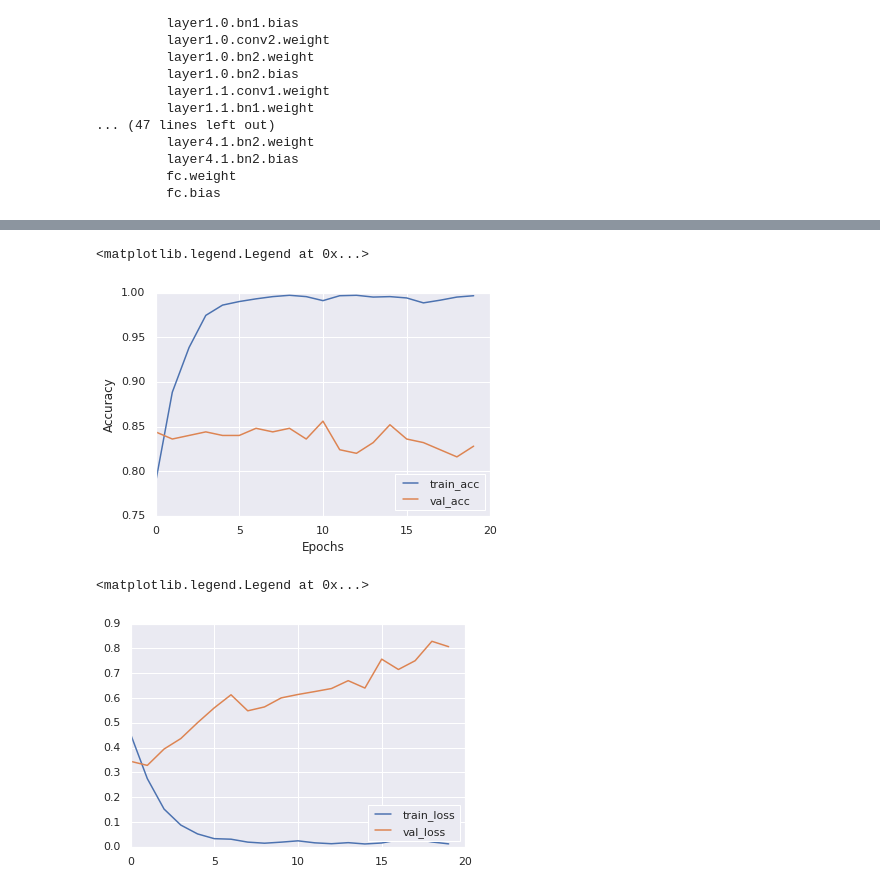
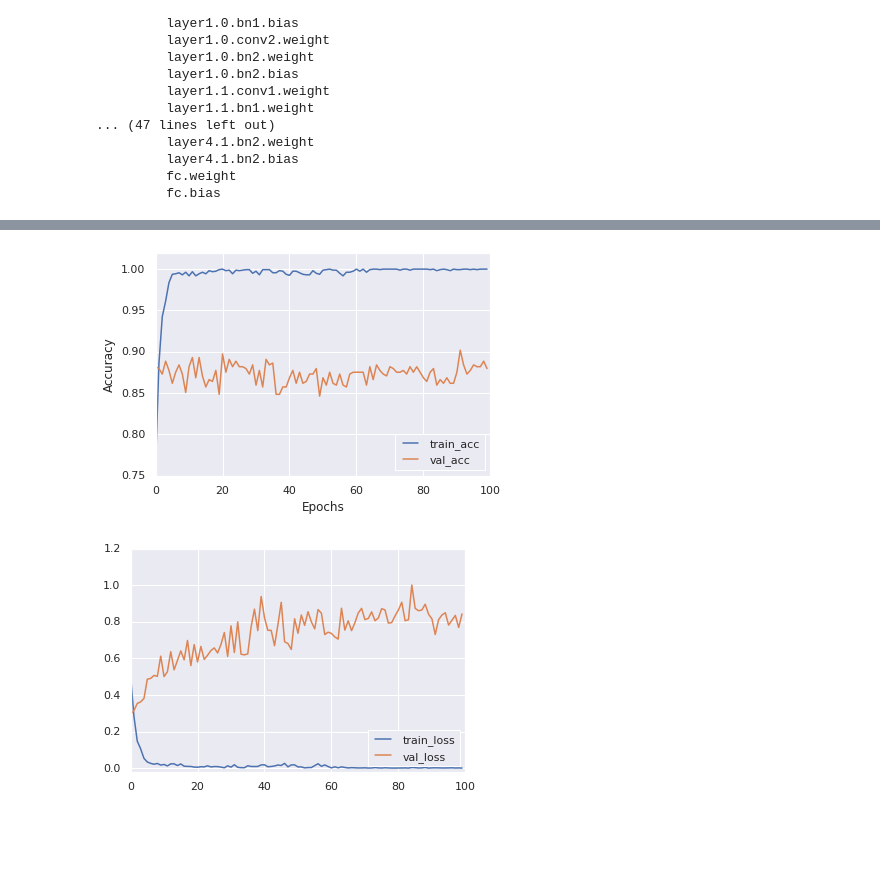
Before and after one commit to CMVSR/cuticulus, a Jupyter notebook: notebook.ipynb, the cells around one changed output, grey strips where cells are left out. Cells and saved outputs as stored; diff of their text form; code cells hidden in the pictures; blank space fills up the shorter version.

```diff
--- a/notebook.ipynb
+++ b/notebook.ipynb
@@ -14,3 +21,7 @@ plt.style.use('classic')
 
 import seaborn as sns
 sns.set()
+# %%
+USE_CUTMIX = False
+if not Path('output').exists():
+    Path('output').mkdir(parents=True)
@@ -17,3 +52,21 @@ sns.set()
+# %%
+class CutMixCollator:
+    def __init__(self, alpha):
+        self.alpha = alpha
+
+    def __call__(self, batch):
+        batch = torch.utils.data.dataloader.default_collate(batch)
+        batch = cutmix(batch, self.alpha)
+        return batch
+# %%
+class CutMixCriterion:
+    def __init__(self, reduction):
+        self.criterion = torch.nn.CrossEntropyLoss(reduction=reduction)
+
+    def __call__(self, preds, targets):
+        targets1, targets2, lam = targets
+        return lam * self.criterion(
+            preds, targets1) + (1 - lam) * self.criterion(preds, targets2)
 # %%
 class TorchDS(torch.utils.data.Dataset):
     """Torch dataset class for ant image dataset."""
@@ -234,17 +288,29 @@ Params to learn:
          fc.weight
          fc.bias
 # %%
+if USE_CUTMIX:
+    collator = CutMixCollator(alpha=0.5)
+else:
+    collator = torch.utils.data.dataloader.default_collate
+
+
 train_loader = torch.utils.data.DataLoader(
     dataset=TorchDS(train_images, train_labels),
     batch_size=16,
-    shuffle=True
+    shuffle=True,
+    collate_fn=collator,
 )
 val_loader = torch.utils.data.DataLoader(
     dataset=TorchDS(val_images, val_labels),
     batch_size=16,
-    shuffle=True
+    shuffle=True,
+    collate_fn=collator,
 )
-criterion = torch.nn.CrossEntropyLoss()
+
+if USE_CUTMIX:
+    criterion = CutMixCriterion(reduction='mean')
+else:
+    criterion = torch.nn.CrossEntropyLoss()
 model, hist = train_model(
     model,
     dataloaders={
@@ -253,6 +319,6 @@ model, hist = train_model(
     },
     criterion=criterion,
     optimizer=optimizer_ft,
-    num_epochs=20,
+    num_epochs=100,
 )
 # %% [output]
@@ -305,16 +368,18 @@ train_acc
 # %%
 plt.plot(train_acc, label='train_acc')
 plt.plot(val_acc, label='val_acc')
 plt.xlabel('Epochs')
 plt.ylabel('Accuracy')
 plt.legend(loc='lower right')
+plt.ylim(0.75, 1.02)
+plt.savefig(Path('output/accuracy.png'))
 # %% [output]
-<matplotlib.legend.Legend at 0x...>
-[figure, old version]
+[figure, new version]
 # %%
 plt.plot(train_loss, label='train_loss')
 plt.plot(val_loss, label='val_loss')
 plt.legend(loc='lower right')
+plt.ylim(-0.02, 1.2)
+plt.savefig(Path('output/loss.png'))
 # %% [output]
-<matplotlib.legend.Legend at 0x...>
-[figure, old version]
+[figure, new version]
```
Also changed, not shown: parts of 10 cells of this notebook, 12 other files.
